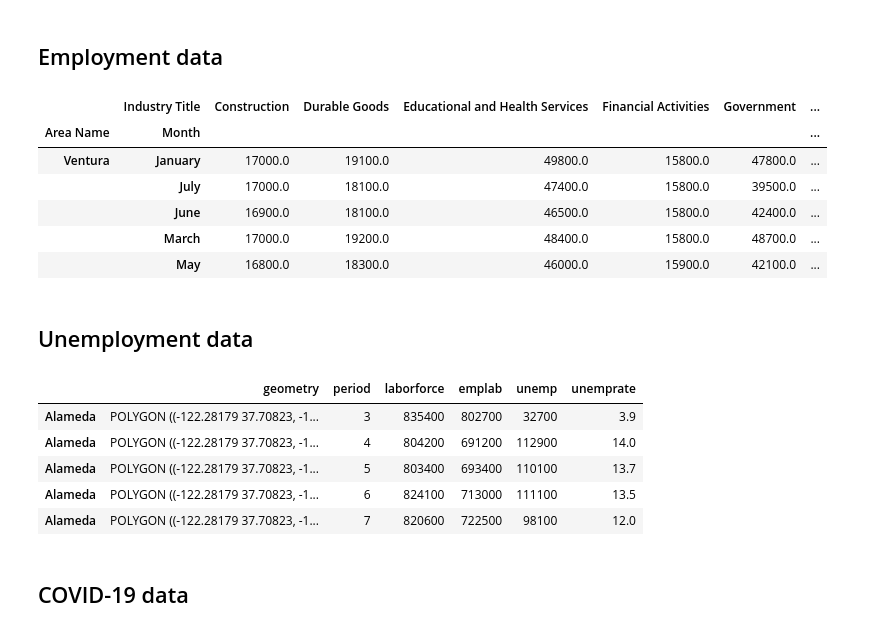
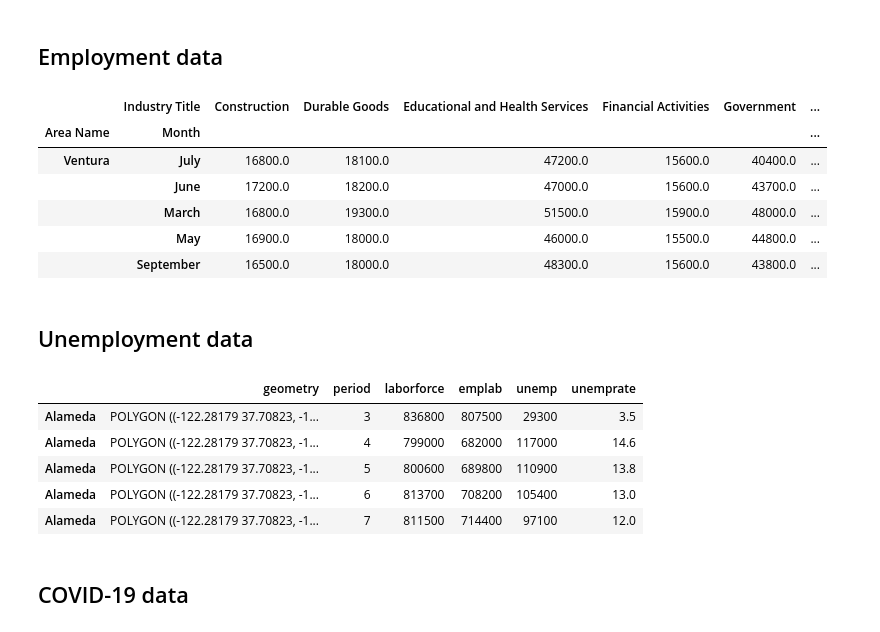
Before and after one commit to extremelime/covid19, a Jupyter notebook: code/covid_workbook.ipynb, the cells around one changed output. Cells and saved outputs as stored; diff of their text form; code cells hidden in the pictures.

Commit message:
data update

```diff
--- a/code/covid_workbook.ipynb
+++ b/code/covid_workbook.ipynb
@@ -26,3 +23,8 @@ def readapi(url):
+# %%
+period = list(range(3,end+1))
+period_m=list()
+for i in period:
+    period_m.append(list(calendar.month_name)[i])
 # %% [markdown]
 ## Geospatial data
 # %%
@@ -41,58 +43,58 @@ counties_gdf.head()
 # %%
 # Employment data https://data.edd.ca.gov/Industry-Information-/Industry-Employment-in-California-Counties/nt76-4rha
 # get latest employment data on file for each county
-# updated August 21, 2020
+# updated May 9, 2021
 
 # read in csv
 employment_df=pd.read_csv('../datasets/industry_employment_in_california_counties.csv')
 employment_df['Area Name']=employment_df['Area Name'].str.replace(' County','')
 # filter main industry data
 employment_df = employment_df.loc[(employment_df['Series Code']%100000 == 0) & (employment_df['Series Code']>=11000000) ,:].reset_index(drop=True)
-# filter most recent data
-employment_df=employment_df[(employment_df.Year == 2020)].reset_index(drop=True)
+# limit to 2020
+employment_df=employment_df[(employment_df.Year == 2020)& (employment_df['Month'].isin(period_m))].reset_index(drop=True)
 
 # make date column to sort dataframe chronologically
 employment_df['Date'] = employment_df['Month'].astype(str) + employment_df['Year'].astype(str)
 employment_df['Date'] = pd.to_datetime(employment_df['Date'], format='%B%Y')
 employment_df.sort_values(['Date','Area Name'],ascending=[False,True], inplace=True)
 
 # make a list of counties with July data to later use as index
 recent_df=employment_df.drop_duplicates(subset=['Area Name'], keep='first').set_index('Area Name',drop=True).sort_index()
 county_index=list(recent_df.index)
 
 # employment by industry,county for each month
 monthlyemployment_df=employment_df.pivot_table(
         values='Current Employment',
         index=['Area Name','Month'],
         columns='Industry Title',
         aggfunc=sum).fillna(0)
 
 monthlyemployment_df.tail()
 # %% [output]
 |  | Industry Title | Construction | Durable Goods | Educational and Health Services | Financial Activities | Government | ... |
 | Area Name | Month |  |  |  |  |  | ... |
-| Ventura | January | 17000.0 | 19100.0 | 49800.0 | 15800.0 | 47800.0 | ... |
-|  | July | 17000.0 | 18100.0 | 47400.0 | 15800.0 | 39500.0 | ... |
-|  | June | 16900.0 | 18100.0 | 46500.0 | 15800.0 | 42400.0 | ... |
-|  | March | 17000.0 | 19200.0 | 48400.0 | 15800.0 | 48700.0 | ... |
-|  | May | 16800.0 | 18300.0 | 46000.0 | 15900.0 | 42100.0 | ... |
+| Ventura | July | 16800.0 | 18100.0 | 47200.0 | 15600.0 | 40400.0 | ... |
+|  | June | 17200.0 | 18200.0 | 47000.0 | 15600.0 | 43700.0 | ... |
+|  | March | 16800.0 | 19300.0 | 51500.0 | 15900.0 | 48000.0 | ... |
+|  | May | 16900.0 | 18000.0 | 46000.0 | 15500.0 | 44800.0 | ... |
+|  | September | 16500.0 | 18000.0 | 48300.0 | 15600.0 | 43800.0 | ... |
 # %% [markdown]
 ## Unemployment data
 # %%
 # https://www.labormarketinfo.edd.ca.gov/data/monthly-data-release.html
 unemployment_df = pd.read_csv('../datasets/unemployment_edd.csv')
-period = [3,4,5,6,7,8]
-unemployment_df = unemployment_df[(unemployment_df['areatype']==4) & (unemployment_df['periodyear']>2019) & (unemployment_df['Adjusted']=='Not adj')& (unemployment_df['period'].isin(period))]
+# limit to 2020
+unemployment_df = unemployment_df[(unemployment_df['areatype']==4) & (unemployment_df['periodyear']==2020) & (unemployment_df['Adjusted']=='Not adj')& (unemployment_df['period'].isin(period))]
 unemployment_df['areaname'] = unemployment_df['areaname'].str.replace(' County','')
 unemployment_df = unemployment_df.set_index('areaname',drop=True).sort_index().drop(columns=['stfips','areatype','area', 'periodyear', 'periodtype', 'Adjusted', 'Preliminary', 'benchmark'])
 unemployment_gdf = counties_gdf.join(unemployment_df).drop(columns=['ALAND','AWATER','INTPTLAT','INTPTLON'])
 unemployment_gdf.head()
 # %% [output]
 |  | geometry | period | laborforce | emplab | unemp | unemprate |
-| Alameda | POLYGON ((-122.28179 37.70823, -1... | 3 | 835400 | 802700 | 32700 | 3.9 |
-| Alameda | POLYGON ((-122.28179 37.70823, -1... | 4 | 804200 | 691200 | 112900 | 14.0 |
-| Alameda | POLYGON ((-122.28179 37.70823, -1... | 5 | 803400 | 693400 | 110100 | 13.7 |
-| Alameda | POLYGON ((-122.28179 37.70823, -1... | 6 | 824100 | 713000 | 111100 | 13.5 |
-| Alameda | POLYGON ((-122.28179 37.70823, -1... | 7 | 820600 | 722500 | 98100 | 12.0 |
+| Alameda | POLYGON ((-122.28179 37.70823, -1... | 3 | 836800 | 807500 | 29300 | 3.5 |
+| Alameda | POLYGON ((-122.28179 37.70823, -1... | 4 | 799000 | 682000 | 117000 | 14.6 |
+| Alameda | POLYGON ((-122.28179 37.70823, -1... | 5 | 800600 | 689800 | 110900 | 13.8 |
+| Alameda | POLYGON ((-122.28179 37.70823, -1... | 6 | 813700 | 708200 | 105400 | 13.0 |
+| Alameda | POLYGON ((-122.28179 37.70823, -1... | 7 | 811500 | 714400 | 97100 | 12.0 |
 # %% [markdown]
 ## COVID-19 data
```
Also changed, not shown: parts of 19 cells of this notebook, 18 other files.
